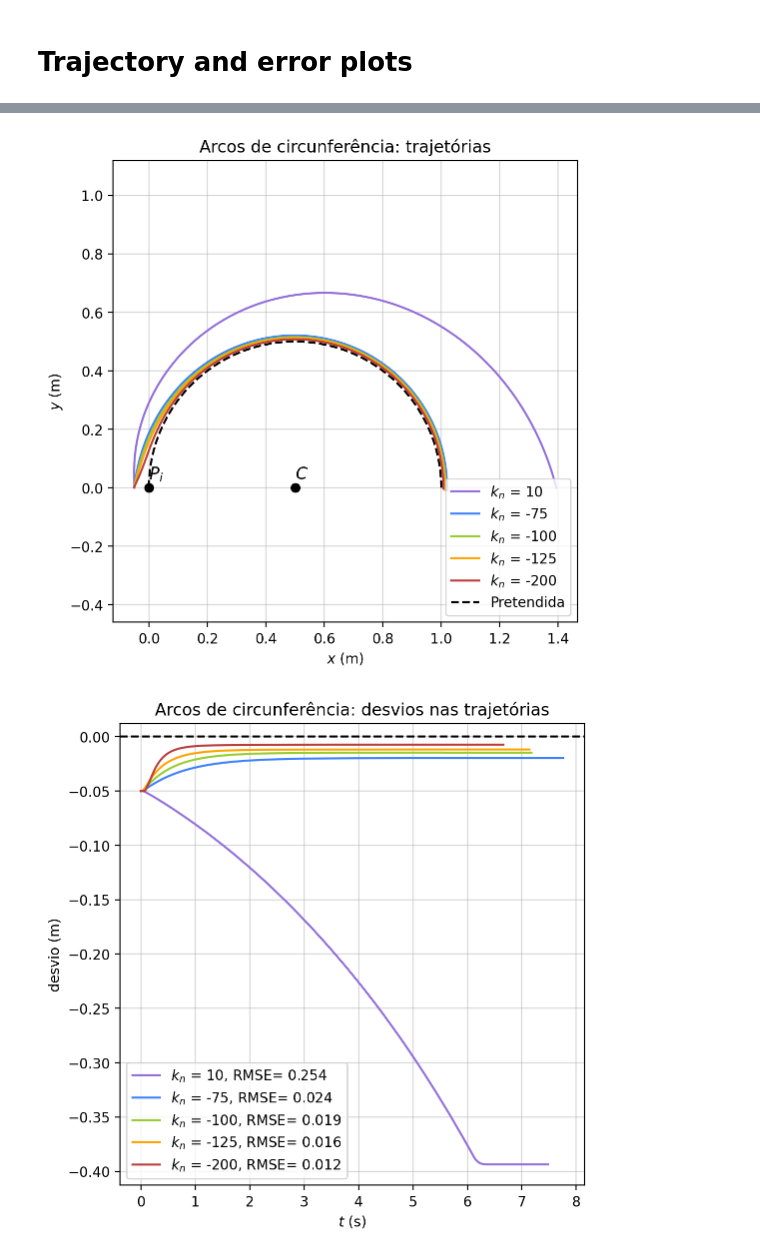
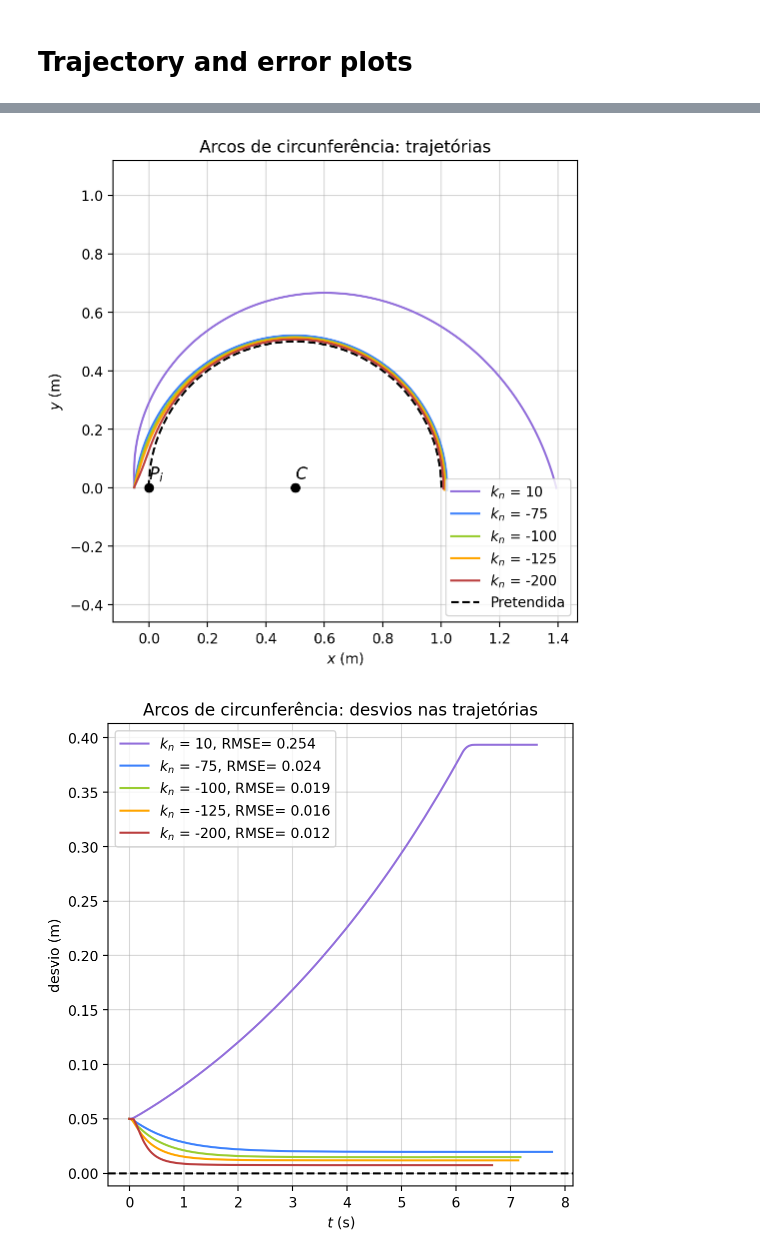
Before and after one commit to sergisousa/Robotica2026, a Jupyter notebook: Análises/Análise kn.ipynb, the cells around one changed output, grey strips where cells are left out. Saved outputs shown, nothing was run; the diff lists cells and outputs as text; code cells hidden in the pictures.

```diff
--- a/Análises/Análise kn.ipynb
+++ b/Análises/Análise kn.ipynb
@@ -133,7 +133,7 @@ def error_arc(x, y, theta, Pix, Piy, Pcx, Pcy, alpha):
     d = np.sqrt(ucrx**2 + ucry**2)
 
     # erro radial
-    e_n = r - d
+    e_n = d - r
     rmse = np.sqrt(np.sum(e_n ** 2) / len(e_n))
 
     # v_t
@@ -179,7 +179,7 @@ for traj_type, sub in all_data.items():
         des_traj = des_traj_arc
         error_f = error_arc
         n_max = n_max_arc
-        leg_loc = 'lower left'
+        leg_loc = 'upper left'
 
     else:
         print("Trajetória desconhecida")
@@ -227,33 +227,33 @@ for traj_type, sub in all_data.items():
 
     ax_error.axhline(0, linestyle = '--', color = plot_colors[i + 1])
     ax_error.legend(loc = leg_loc)
 
     if traj_type == 'Line':
         ax_traj.plot(Pix_line, Piy_line, 'o', color='black')
         ax_traj.text(Pix_line, Piy_line + 0.03, r'$P_i$', size='large')
         ax_traj.plot(Pfx_line, Pfy_line, 'o', color='black')
         ax_traj.text(Pfx_line-0.03, Pfy_line - 0.06, r'$P_f$', size='large')
 
     elif traj_type == 'Arc':
         ax_traj.plot(Pcx_arc, Pcy_arc, 'o', color = 'black')
         ax_traj.text(Pcx_arc, Pcy_arc + 0.03, r'$C$', size='large')
         ax_traj.plot(Pix_arc, Piy_arc, 'o', color = 'black')
         ax_traj.text(Pix_arc, Piy_arc + 0.03, r'$P_i$', size = 'large')
 
     fig_traj.savefig(im_dir/f'traj_{title}_kn.png', dpi = 300, bbox_inches = 'tight')
     fig_error.savefig(im_dir/f'error_{title}_kn.png', dpi = 300, bbox_inches = 'tight')
 # %% [output]
 Arc 10.0 (6, 654)
 Arc -75.0 (6, 1000)
 Arc -100.0 (6, 416)
 Arc -125.0 (6, 451)
 Arc -200.0 (6, 406)
 Line 10.0 (6, 348)
 Line -75.0 (6, 1000)
 Line -100.0 (6, 279)
 Line -125.0 (6, 410)
 Line -200.0 (6, 424)
 [figure]
-[figure, old version]
+[figure, new version]
 [figure]
 [figure]
```
Also changed, not shown: 1 other file.
